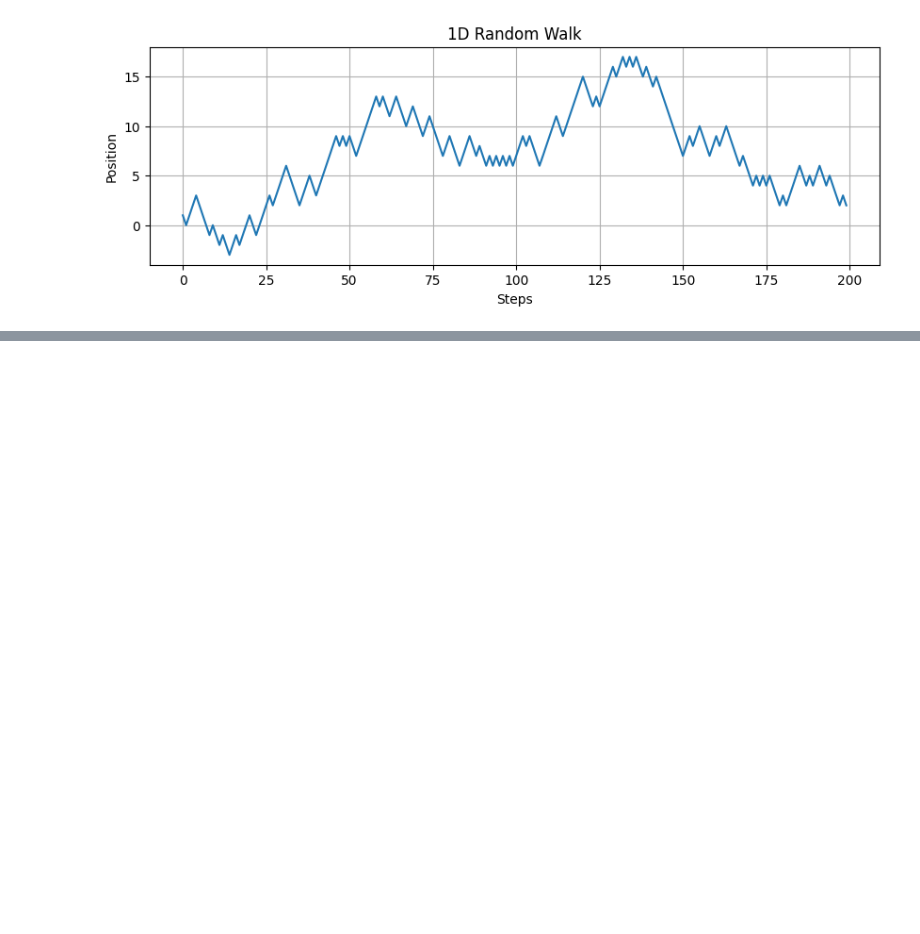
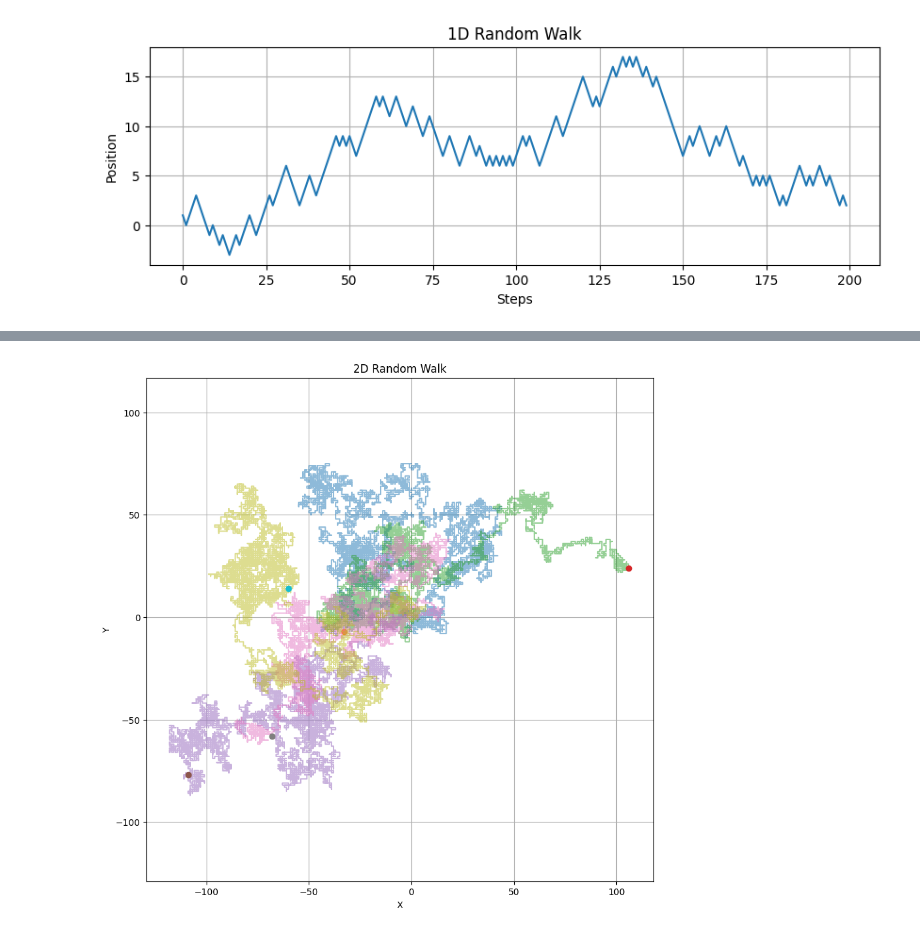
Before and after one commit to skntrl/monte-carlo-simulations, a Jupyter notebook: 5. random walk.ipynb, the cells around one changed output, grey strips where cells are left out. Drawn from its saved outputs; the diff is of its cells as text; code cells hidden in the pictures; blank space fills up the shorter version.

Commit message:
Add scipt for 2D random walks - extremely beautiful graphs <3

```diff
--- a/5. random walk.ipynb
+++ b/5. random walk.ipynb
@@ -38,0 +39,28 @@ plt.show()
+# %%
+# 2D Walk. Try this code. Very very beautiful graphs if you change the n_steps, n_walks variables
+import random
+import numpy as np
+import matplotlib.pyplot as plt
+
+n_steps = 10000
+n_walks = 5
+
+plt.figure(figsize=(10,10))
+
+for _ in range(n_walks):
+    x, y = [0], [0]
+    for _ in range(n_steps):
+        dx, dy = random.choice([(1,0), (0,1), (-1,0), (0,-1)])
+        x.append(x[-1] + dx)
+        y.append(y[-1] + dy)
+    plt.plot(x, y, alpha=0.5)
+    plt.plot(x[-1], y[-1], 'o') # This is the final position
+
+plt.title("2D Random Walk")
+plt.xlabel("X")
+plt.ylabel("Y")
+plt.grid(True)
+plt.axis("equal")
+plt.show()
+# %% [output]
+[figure, added]
```
Also changed, not shown: parts of 1 cell of this notebook.
